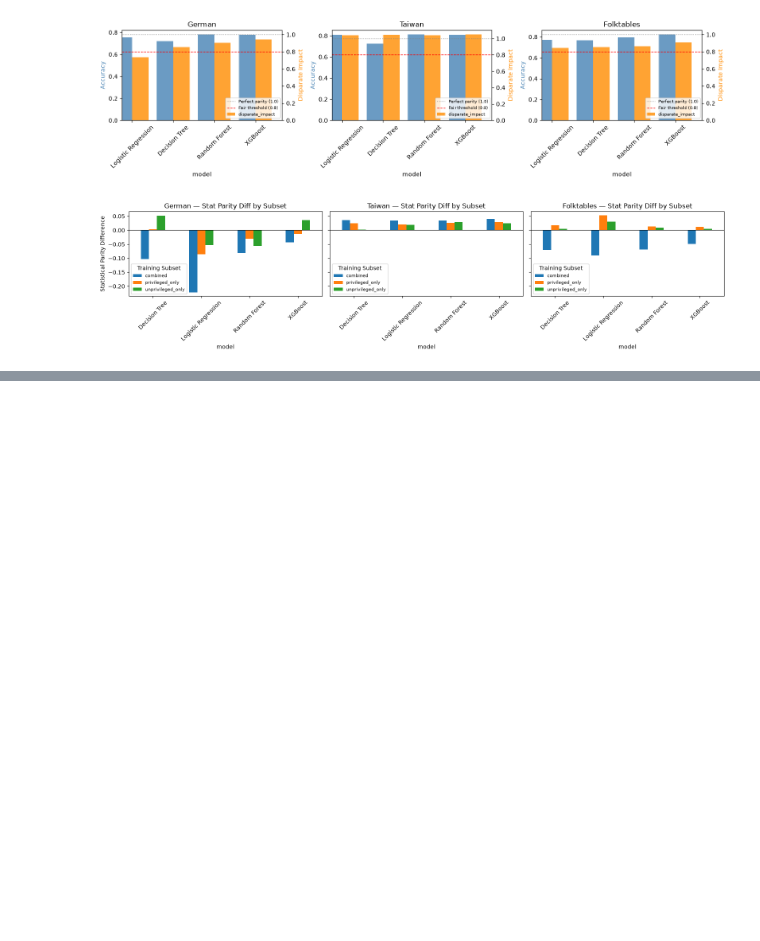
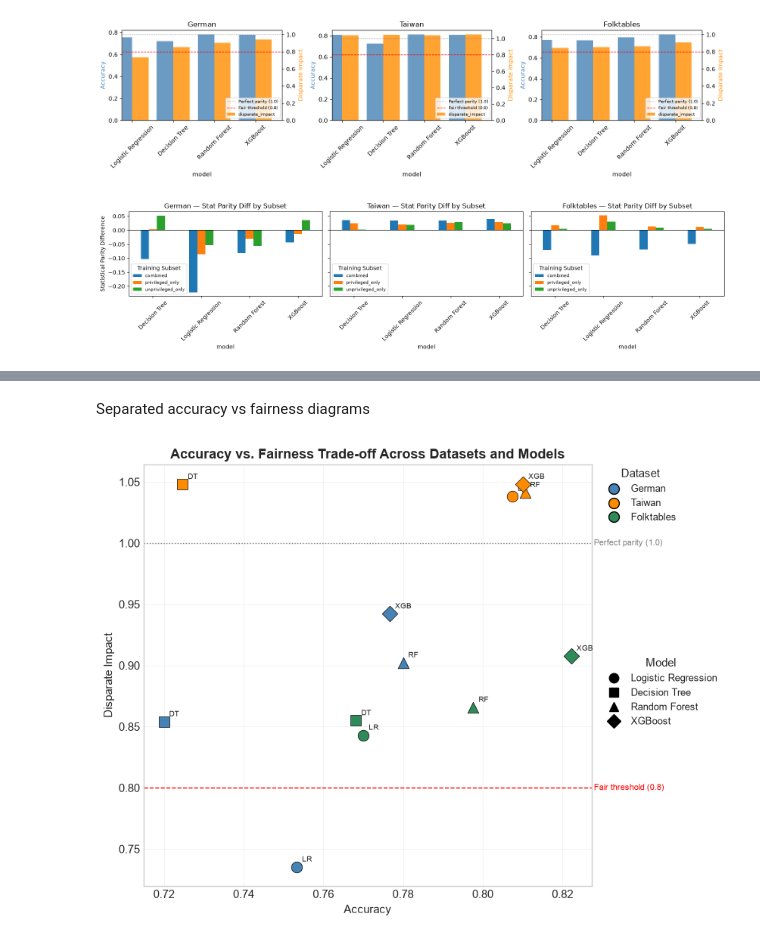
Before and after one commit to zaema-d/ml-fairness-bias, a Jupyter notebook: notebooks/visualizations.ipynb, the cells around one changed output, grey strips where cells are left out. Cells and saved outputs as stored; diff of their text form; code cells hidden in the pictures; blank space fills up the shorter version.

```diff
--- a/notebooks/visualizations.ipynb
+++ b/notebooks/visualizations.ipynb
@@ -65,0 +93,64 @@ plt.show()
+# %% [markdown]
+Separated accuracy vs fairness diagrams
+# %%
+import pandas as pd
+import matplotlib.pyplot as plt
+
+plt.style.use('seaborn-v0_8-whitegrid')
+plt.rcParams['figure.dpi'] = 100
+plt.rcParams['font.size'] = 11
+plt.rcParams['axes.titlesize'] = 13
+plt.rcParams['axes.titleweight'] = 'bold'
+
+datasets = ['german', 'taiwan', 'folktables']
+# %%
+fig, ax = plt.subplots(figsize=(8.5, 6.5))
+
+colors = {'german': 'steelblue', 'taiwan': 'darkorange', 'folktables': 'seagreen'}
+markers = {'Logistic Regression': 'o', 'Decision Tree': 's', 'Random Forest': '^', 'XGBoost': 'D'}
+model_abbrev = {'Logistic Regression': 'LR', 'Decision Tree': 'DT', 'Random Forest': 'RF', 'XGBoost': 'XGB'}
+
+for ds in datasets:
+    df = pd.read_csv(f'../results/baseline_{ds}.csv', index_col=0)
+    for model_name, row in df.iterrows():
+        ax.scatter(row['accuracy'], row['disparate_impact'],
+                   color=colors[ds], marker=markers[model_name], s=110,
+                   edgecolor='black', linewidth=0.5, zorder=3)
+        ax.annotate(model_abbrev[model_name],
+                    (row['accuracy'], row['disparate_impact']),
+                    xytext=(5, 5), textcoords='offset points', fontsize=7.5)
+
+ax.axhline(1.0, color='gray', linestyle=':', linewidth=1, zorder=1)
+ax.axhline(0.8, color='red', linestyle='--', linewidth=1, zorder=1)
+ax.text(1.005, 0.8, 'Fair threshold (0.8)', color='red', fontsize=8,
+        va='center', transform=ax.get_yaxis_transform())
+ax.text(1.005, 1.0, 'Perfect parity (1.0)', color='gray', fontsize=8,
+        va='center', transform=ax.get_yaxis_transform())
+
+# lighter, thinner gridlines so they don't visually compete with the data
+ax.grid(True, linewidth=0.4, alpha=0.4)
+
+ax.set_xlabel('Accuracy')
+ax.set_ylabel('Disparate Impact')
+ax.set_title('Accuracy vs. Fairness Trade-off Across Datasets and Models')
+
+from matplotlib.lines import Line2D
+color_handles = [Line2D([0], [0], marker='o', color='w', markerfacecolor=c,
+                         markeredgecolor='black', markersize=10, label=ds.capitalize())
+                  for ds, c in colors.items()]
+marker_handles = [Line2D([0], [0], marker=m, color='w', markerfacecolor='black',
+                          markeredgecolor='black', markersize=9, linestyle='None', label=name)
+                   for name, m in markers.items()]
+
+# both legends moved fully outside the plot, stacked vertically on the right
+legend1 = ax.legend(handles=color_handles, title='Dataset', loc='upper left',
+                     bbox_to_anchor=(1.02, 1.0), fontsize=9, borderaxespad=0)
+ax.add_artist(legend1)
+ax.legend(handles=marker_handles, title='Model', loc='upper left',
+          bbox_to_anchor=(1.02, 0.55), fontsize=9, borderaxespad=0)
+
+plt.tight_layout()
+plt.savefig('../results/accuracy_vs_fairness_scatter.png', dpi=150, bbox_inches='tight')
+plt.show()
+# %% [output]
+[figure, added]
```
Also changed, not shown: parts of 4 cells of this notebook, 17 other files.
